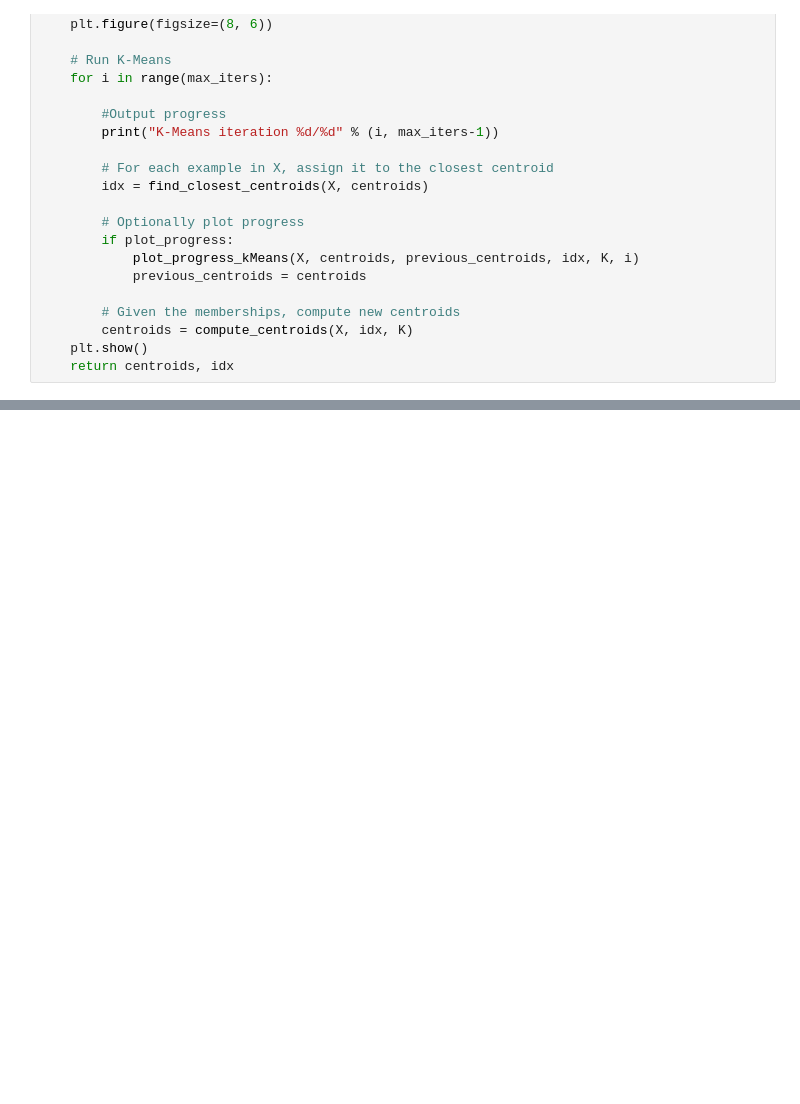
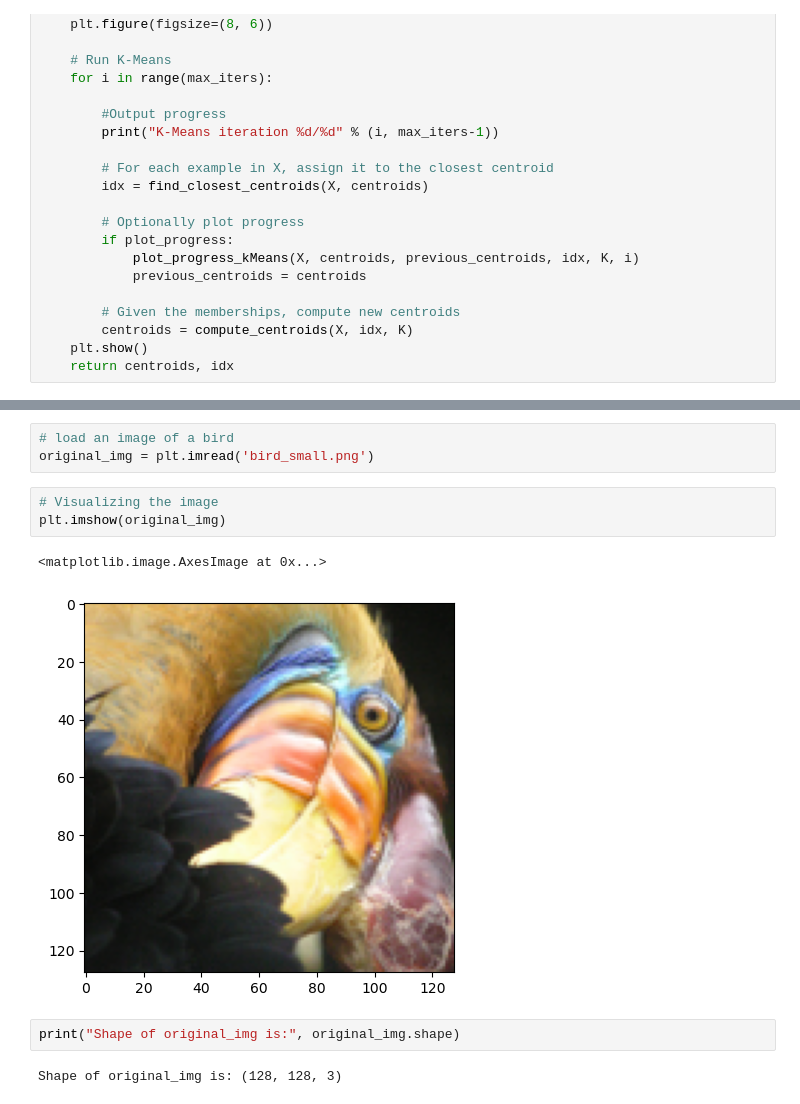
Before and after one commit to nicky-ops/ml-zoomcamp, a Jupyter notebook: coursera_labs/unsupervised_learning_recommenders_reinforcement_learning/clustering/k-means.ipynb, the cells around one changed output, grey strips where cells are left out. Saved outputs shown, nothing was run; the diff lists cells and outputs as text; blank space fills up the shorter version.

```diff
--- a/coursera_labs/unsupervised_learning_recommenders_reinforcement_learning/clustering/k-means.ipynb
+++ b/coursera_labs/unsupervised_learning_recommenders_reinforcement_learning/clustering/k-means.ipynb
@@ -286,0 +390,13 @@ def run_kMeans(X, initial_centroids, max_iters=10, plot_progress=False):
+# %%
+# load an image of a bird
+original_img = plt.imread('bird_small.png')
+# %%
+# Visualizing the image
+plt.imshow(original_img)
+# %% [output]
+<matplotlib.image.AxesImage at 0x...>
+[figure, added]
+# %%
+print("Shape of original_img is:", original_img.shape)
+# %% [output]
+Shape of original_img is: (128, 128, 3)
```
Also changed, not shown: parts of 19 cells of this notebook.
